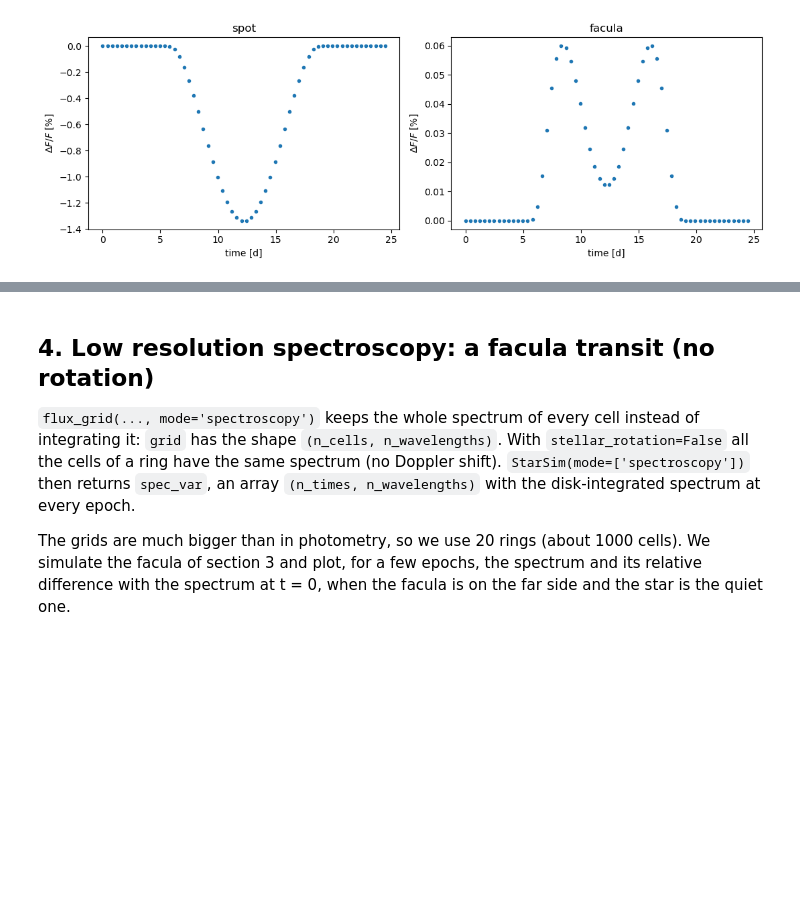
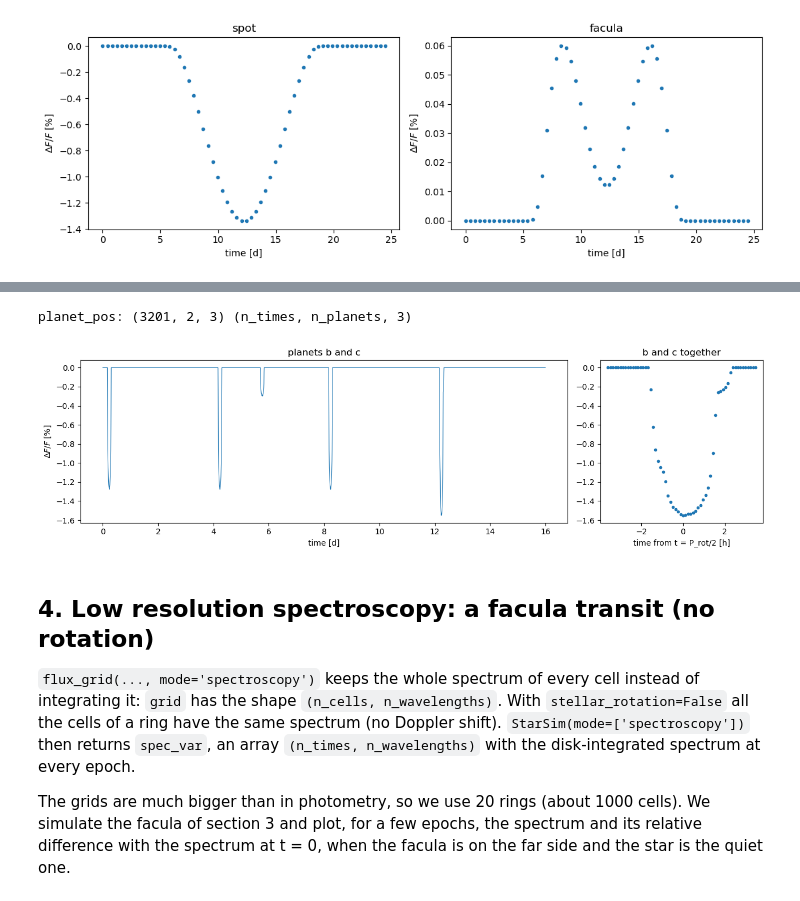
Before and after one commit to sophiestucki/sunsim, a Jupyter notebook: tutorial.ipynb, the cells around one changed output, grey strips where cells are left out. Cells and saved outputs as stored; diff of their text form; code cells hidden in the pictures; blank space fills up the shorter version.

```diff
--- a/tutorial.ipynb
+++ b/tutorial.ipynb
@@ -197,3 +411,27 @@ plt.show()
+# %%
+planet_c = planet(planet_period=6.5, planet_transit_t0=rotation_period / 2 + 0.03, planet_radius=0.05,
+                  planet_semi_major_axis=14, planet_impact_param=0.5)
+time_two = np.linspace(0, 16, 3201)                                            # [days], 7 min steps
+
+two_planets = StarSim(time_two, N_rings_phot, inclination=inclination, rotation_period=rotation_period,
+                      mode=['photometry'], stellar_radius=stellar_radius, planet=[my_planet, planet_c], **phot_grids)
+two_planets.generate_timeseries()
+print('planet_pos:', two_planets.planet_pos.shape, '(n_times, n_planets, 3)')
+
+fig, (ax1, ax2) = plt.subplots(1, 2, figsize=(13, 3.8), gridspec_kw={'width_ratios': [3, 1]})
+ax1.plot(time_two, relative_flux(two_planets), lw=0.8)
+ax1.set_xlabel('time [d]')
+ax1.set_ylabel('$\\Delta F / F$ [%]')
+ax1.set_title('planets b and c')
+zoom_t = np.abs(time_two - rotation_period / 2) < 0.15                         # simultaneous transits
+ax2.plot(24 * (time_two[zoom_t] - rotation_period / 2), relative_flux(two_planets)[zoom_t], '.')
+ax2.set_xlabel('time from t = P_rot/2 [h]')
+ax2.set_title('b and c together')
+plt.tight_layout()
+plt.show()
+# %% [output]
+planet_pos: (3201, 2, 3) (n_times, n_planets, 3)
+[figure, added]
 # %% [markdown]
 ## 4. Low resolution spectroscopy: a facula transit (no rotation)
 
```
Also changed, not shown: parts of 30 cells of this notebook, 6 other files.
